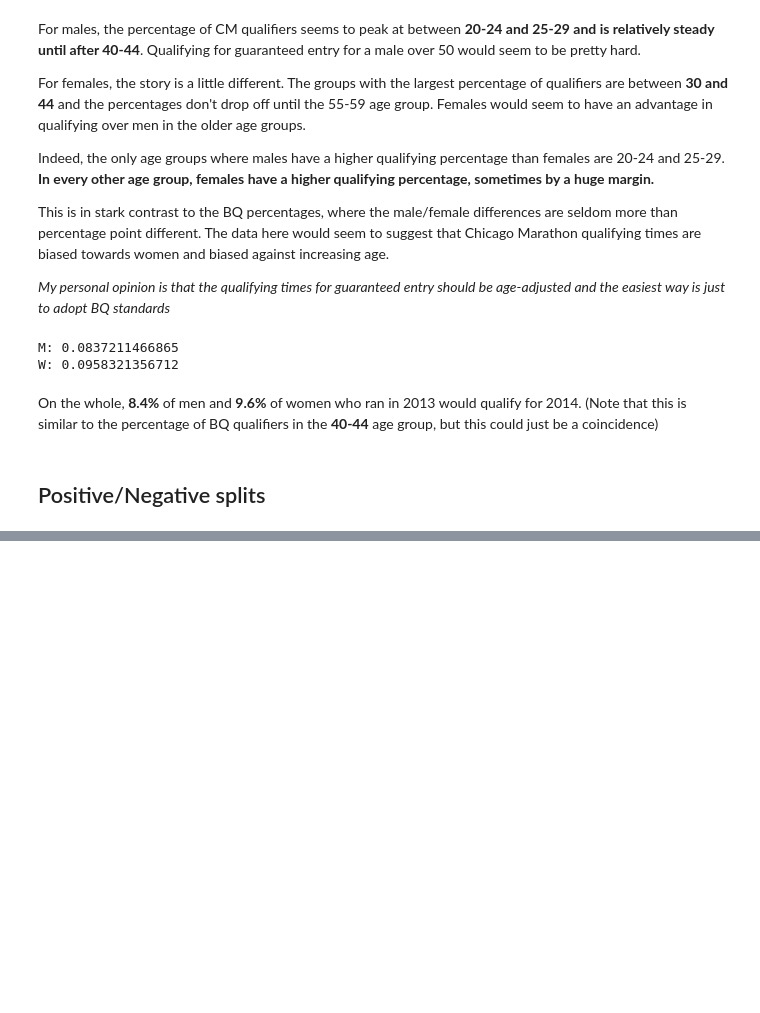
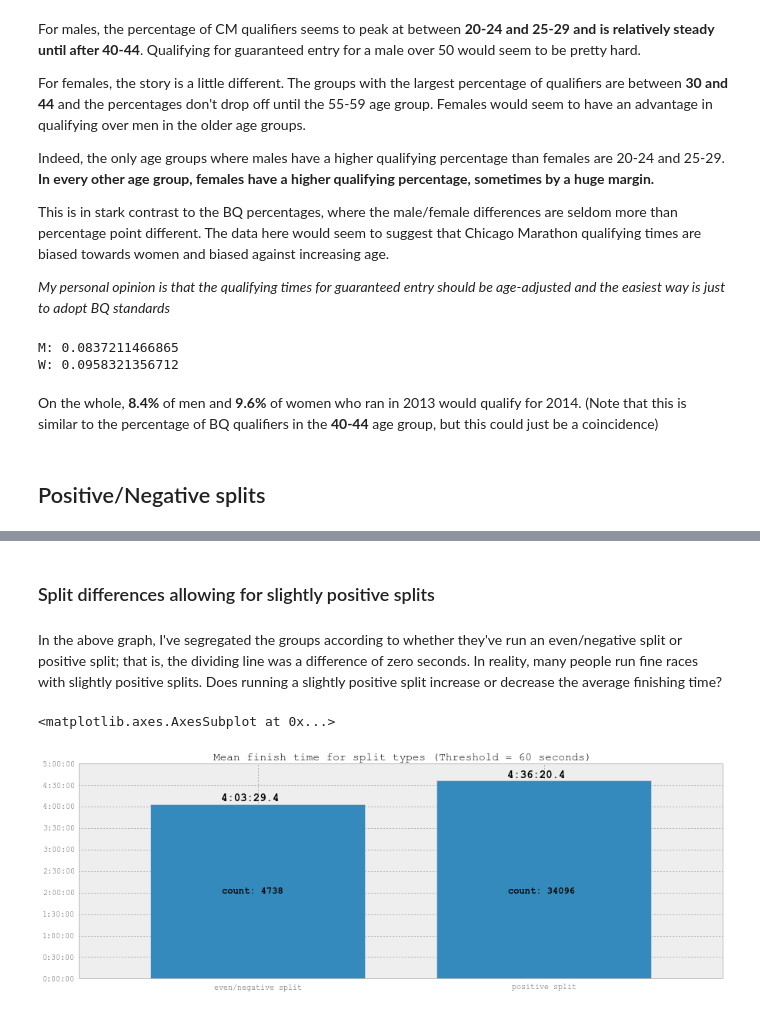
Before and after one commit to pchng/cm2013, a Jupyter notebook: 2013 Chicago Marathon Analysis.ipynb, the cells around one changed output, grey strips where cells are left out. Saved outputs shown, nothing was run; the diff lists cells and outputs as text; code cells hidden in the pictures; blank space fills up the shorter version.

```diff
--- a/2013 Chicago Marathon Analysis.ipynb
+++ b/2013 Chicago Marathon Analysis.ipynb
@@ -468,0 +528,9 @@ def results_by_negative_split(df, criteria=True):
+# %% [markdown]
+### Split differences allowing for slightly positive splits
+# %% [markdown]
+In the above graph, I've segregated the groups according to whether they've run an even/negative split or positive split; that is, the dividing line was a difference of zero seconds.  In reality, many people run fine races with slightly positive splits.  Does running a slightly positive split increase or decrease the average finishing time?
+# %%
+plot_split_differences(threshold=60)
+# %% [output]
+<matplotlib.axes.AxesSubplot at 0x...>
+[figure, added]
```
Also changed, not shown: parts of 16 cells of this notebook.
